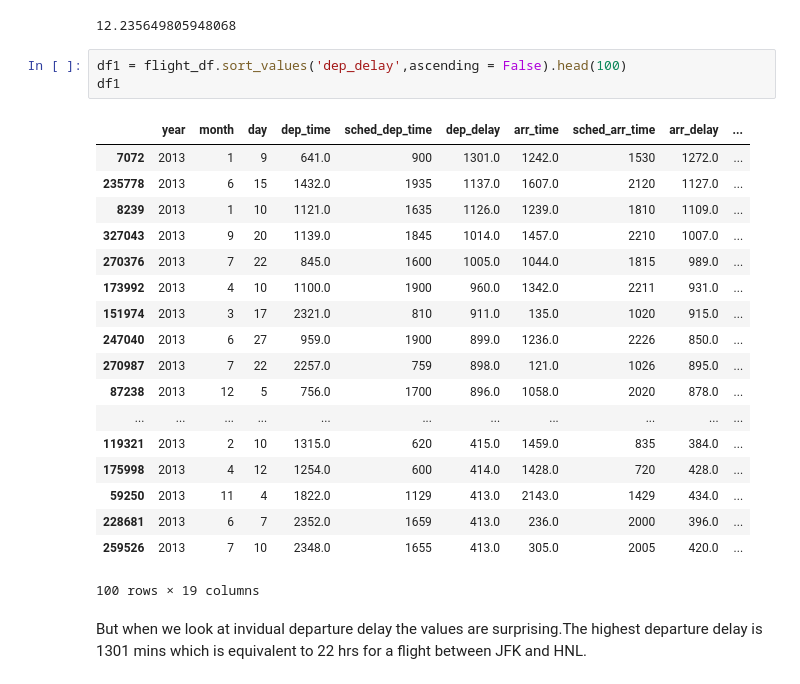
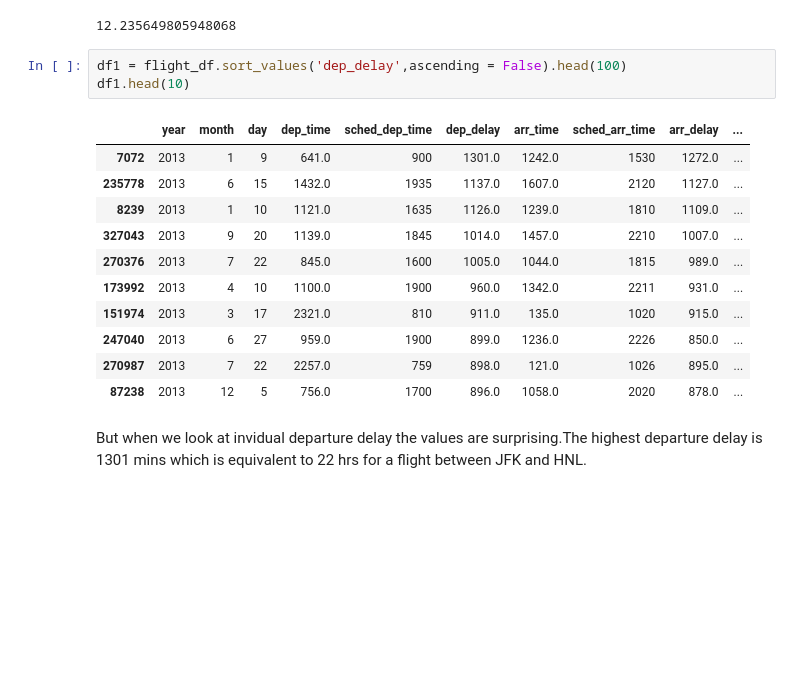
Before and after one commit to moumitagorain/FLIGHT_EDA, a Jupyter notebook: Flight Data EDA.ipynb, the cells around one changed output. Drawn from its saved outputs; the diff is of its cells as text; blank space fills up the shorter version.

```diff
--- a/Flight Data EDA.ipynb
+++ b/Flight Data EDA.ipynb
@@ -125,26 +106,19 @@ flight_df['dep_delay'].mean()
 12.235649805948068
 # %%
 df1 = flight_df.sort_values('dep_delay',ascending = False).head(100)
-df1
+df1.head(10)
 # %% [output]
 |  | year | month | day | dep_time | sched_dep_time | dep_delay | arr_time | sched_arr_time | arr_delay | ... |
 | 7072 | 2013 | 1 | 9 | 641.0 | 900 | 1301.0 | 1242.0 | 1530 | 1272.0 | ... |
 | 235778 | 2013 | 6 | 15 | 1432.0 | 1935 | 1137.0 | 1607.0 | 2120 | 1127.0 | ... |
 | 8239 | 2013 | 1 | 10 | 1121.0 | 1635 | 1126.0 | 1239.0 | 1810 | 1109.0 | ... |
 | 327043 | 2013 | 9 | 20 | 1139.0 | 1845 | 1014.0 | 1457.0 | 2210 | 1007.0 | ... |
 | 270376 | 2013 | 7 | 22 | 845.0 | 1600 | 1005.0 | 1044.0 | 1815 | 989.0 | ... |
 | 173992 | 2013 | 4 | 10 | 1100.0 | 1900 | 960.0 | 1342.0 | 2211 | 931.0 | ... |
 | 151974 | 2013 | 3 | 17 | 2321.0 | 810 | 911.0 | 135.0 | 1020 | 915.0 | ... |
 | 247040 | 2013 | 6 | 27 | 959.0 | 1900 | 899.0 | 1236.0 | 2226 | 850.0 | ... |
 | 270987 | 2013 | 7 | 22 | 2257.0 | 759 | 898.0 | 121.0 | 1026 | 895.0 | ... |
 | 87238 | 2013 | 12 | 5 | 756.0 | 1700 | 896.0 | 1058.0 | 2020 | 878.0 | ... |
-| ... | ... | ... | ... | ... | ... | ... | ... | ... | ... | ... |
-| 119321 | 2013 | 2 | 10 | 1315.0 | 620 | 415.0 | 1459.0 | 835 | 384.0 | ... |
-| 175998 | 2013 | 4 | 12 | 1254.0 | 600 | 414.0 | 1428.0 | 720 | 428.0 | ... |
-| 59250 | 2013 | 11 | 4 | 1822.0 | 1129 | 413.0 | 2143.0 | 1429 | 434.0 | ... |
-| 228681 | 2013 | 6 | 7 | 2352.0 | 1659 | 413.0 | 236.0 | 2000 | 396.0 | ... |
-| 259526 | 2013 | 7 | 10 | 2348.0 | 1655 | 413.0 | 305.0 | 2005 | 420.0 | ... |
-100 rows × 19 columns
 # %% [markdown]
 But when we look at invidual departure delay the values are surprising.The highest departure delay is 1301 mins which is equivalent to 22 hrs for a flight between JFK and HNL.
 # %%
```
Also changed, not shown: parts of 13 cells of this notebook.
